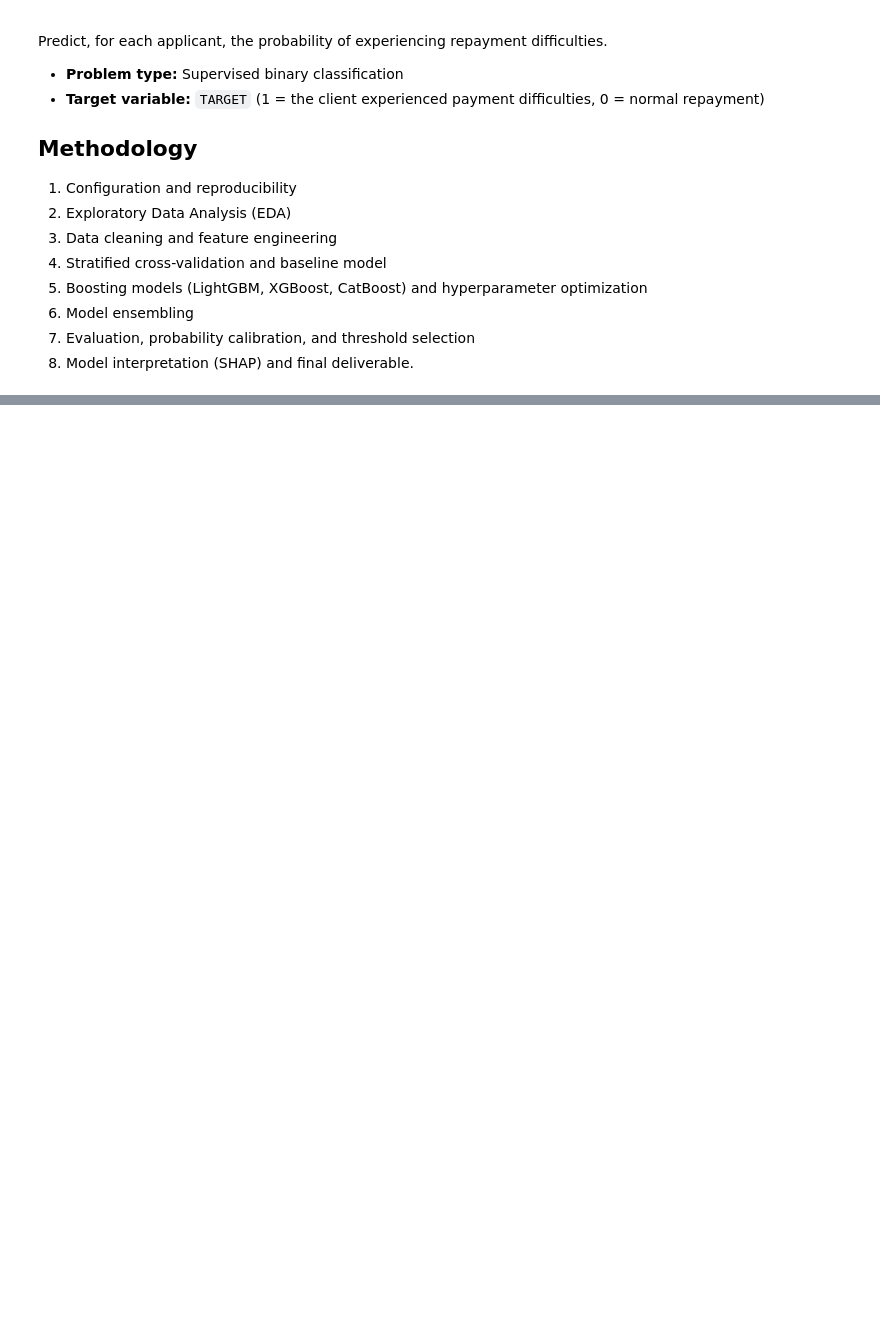
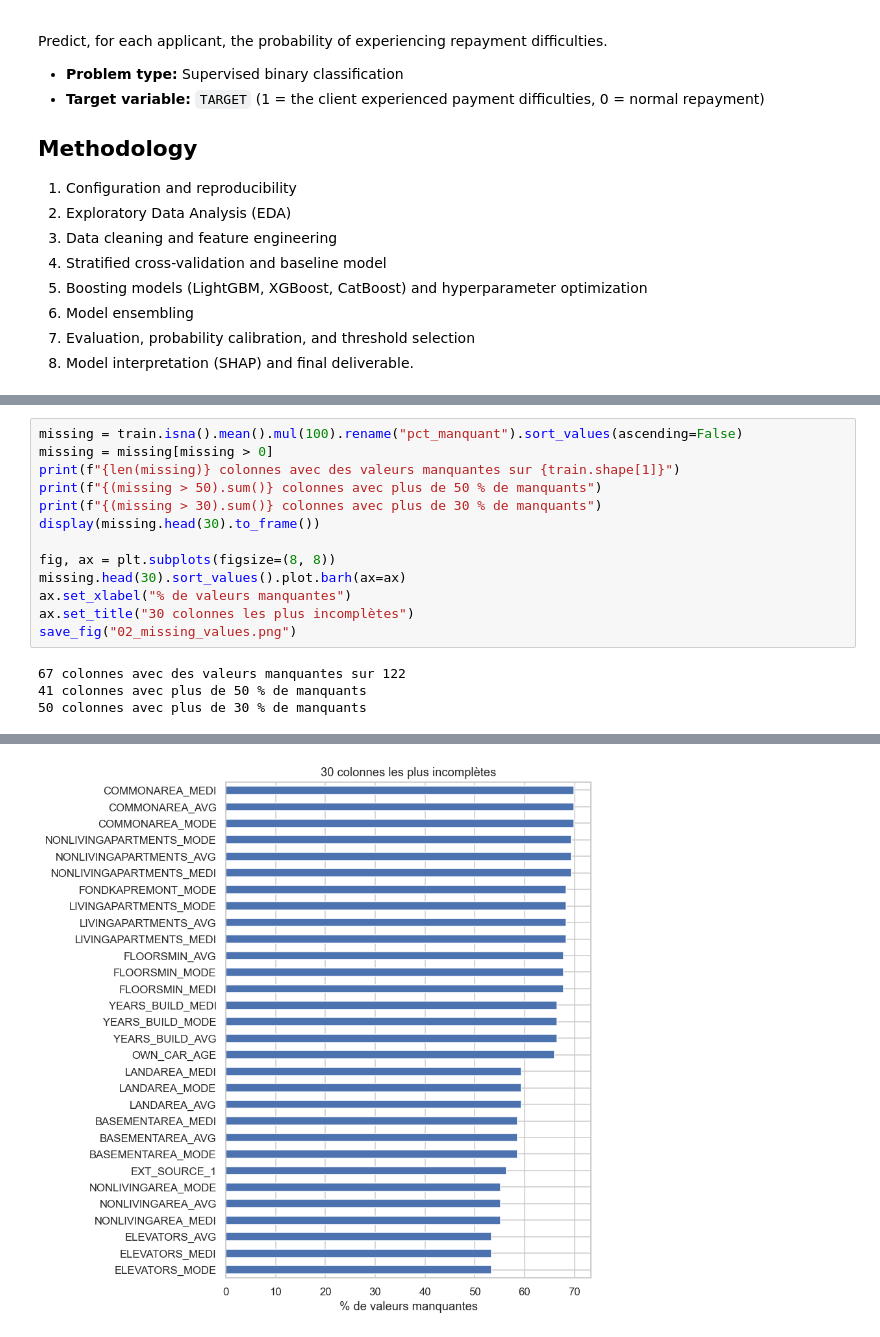
Before and after one commit to Anna21ATCHOU/Credit-Risk-Scoring, a Jupyter notebook: Notebooks/Home_credit_default_EDA.ipynb, the cells around one changed output, grey strips where cells are left out. Cells and saved outputs as stored; diff of their text form; blank space fills up the shorter version.

```diff
--- a/Notebooks/Home_credit_default_EDA.ipynb
+++ b/Notebooks/Home_credit_default_EDA.ipynb
@@ -42,0 +213,17 @@ Predict, for each applicant, the probability of experiencing repayment difficult
+# %%
+missing = train.isna().mean().mul(100).rename("pct_manquant").sort_values(ascending=False)
+missing = missing[missing > 0]
+print(f"{len(missing)} colonnes avec des valeurs manquantes sur {train.shape[1]}")
+print(f"{(missing > 50).sum()} colonnes avec plus de 50 % de manquants")
+print(f"{(missing > 30).sum()} colonnes avec plus de 30 % de manquants")
+display(missing.head(30).to_frame())
+
+fig, ax = plt.subplots(figsize=(8, 8))
+missing.head(30).sort_values().plot.barh(ax=ax)
+ax.set_xlabel("% de valeurs manquantes")
+ax.set_title("30 colonnes les plus incomplètes")
+save_fig("02_missing_values.png")
+# %% [output]
+67 colonnes avec des valeurs manquantes sur 122
+41 colonnes avec plus de 50 % de manquants
+50 colonnes avec plus de 30 % de manquants
@@ -42,0 +247 @@ Predict, for each applicant, the probability of experiencing repayment difficult
+[figure, added]
```
Also changed, not shown: parts of 20 cells of this notebook, 10 other files.
